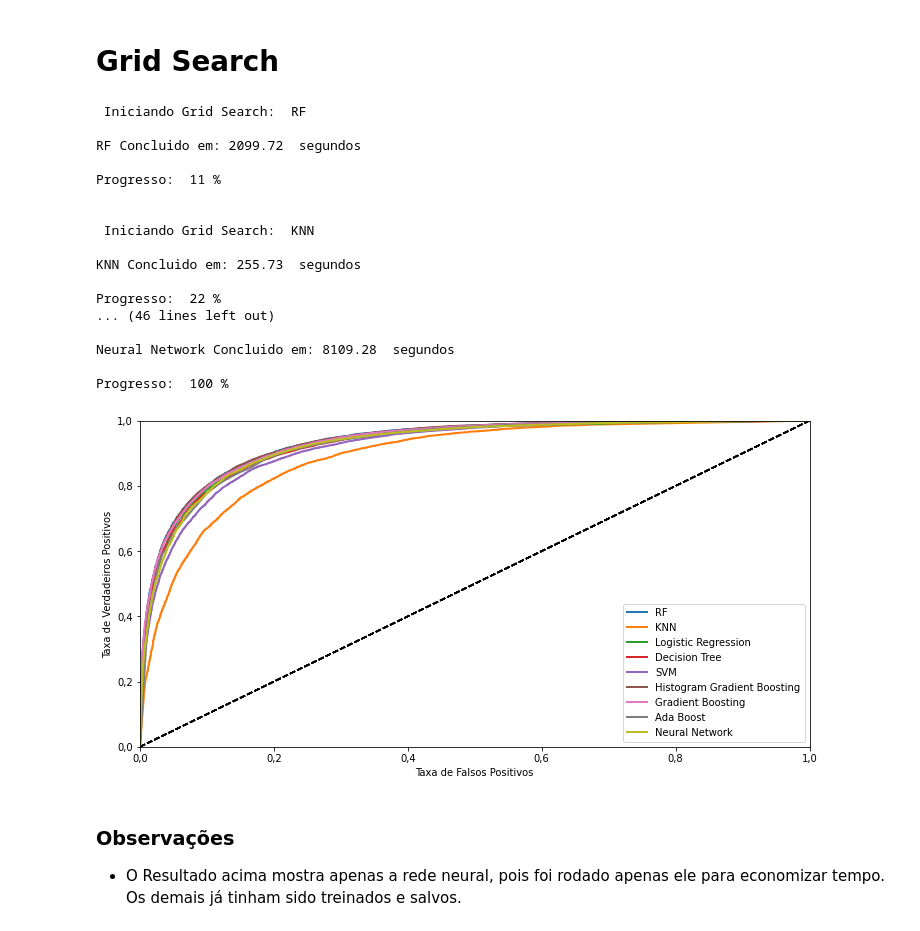
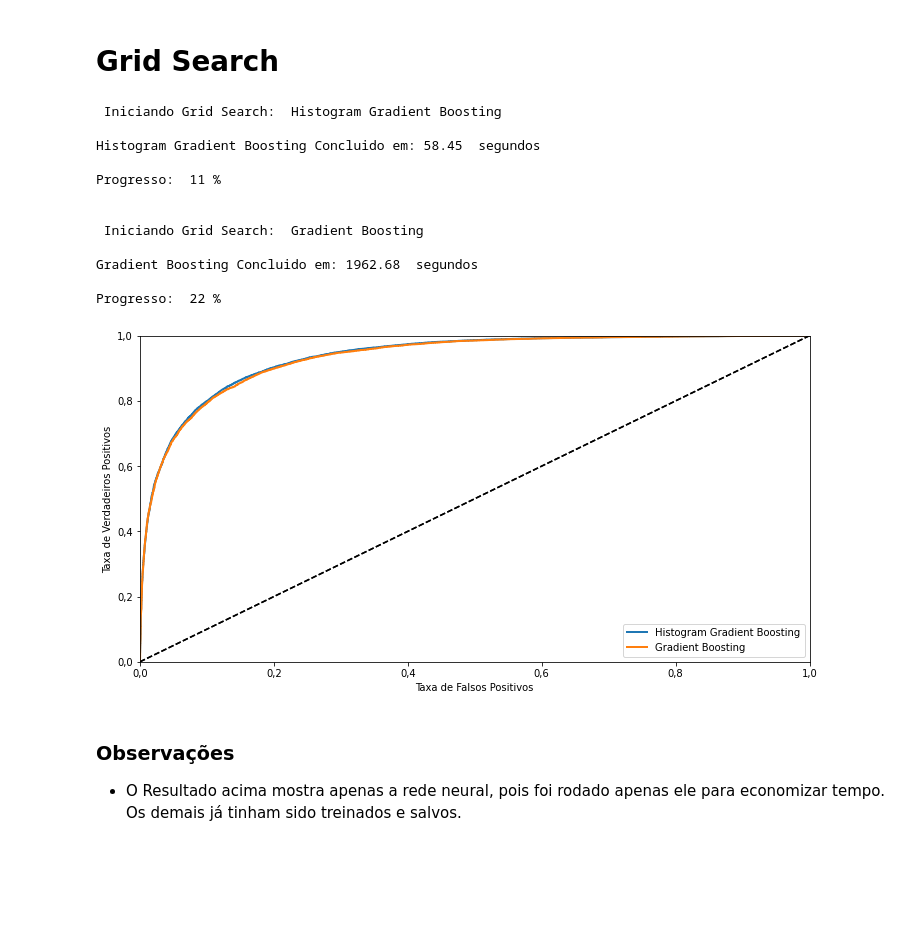
Before and after one commit to mrelero/machine-learning-anatel-database, a Jupyter notebook: Paper2/Model1/Model1.ipynb, the cells around one changed output. Drawn from its saved outputs; the diff is of its cells as text; code cells hidden in the pictures; blank space fills up the shorter version.

```diff
--- a/Paper2/Model1/Model1.ipynb
+++ b/Paper2/Model1/Model1.ipynb
@@ -327,7 +327,7 @@ parameter_space_NN = {
 param_space_ada_boost = {'n_estimators':[1, 5, 10],
                         'learning_rate':[0.1, 1, 2]}
 param_space_gra_boost = {
-              "loss":["deviance","exponential"],
+              "loss":["log_loss","exponential"],
               "max_features":["log2","sqrt"],
               'learning_rate': [0.01,0.05,0.1,1,0.5],
               'max_depth': [3,4,5],
@@ -419,7 +419,7 @@ total = len(Param_Grid)
 desempenho_ml_GRID = pd.DataFrame(columns=['ML','Acc','Precision','Recall', 'F1', 'AUC-Score', 'Tempo'])
 #Param_Grid = { "SVM": param_space_svm}
 #Param_Grid = {"Neural Network": parameter_space_NN}
-
+Param_Grid = {"Histogram Gradient Boosting":param_space_histogram_boost, "Gradient Boosting":param_space_gra_boost}
 for number, i in enumerate(Param_Grid):
     print("\n Iniciando Grid Search: ", i,"\n")
     start = time.time()
@@ -435,43 +435,38 @@ for number, i in enumerate(Param_Grid):
     y_pred = classifiers_GRID_Result[i].predict(X_test)
     end = time.time()
     time_GRID[i] = end - start
     acc = metrics.accuracy_score(y_test, y_pred)
     y_pred_prob = classifiers_GRID_Result[i].predict_proba(X_test)
     y_pred_prob = y_pred_prob[:, 1]
     cm = confusion_matrix(y_test, y_pred)
     pr = precision_score(y_test,y_pred)
     rec = recall_score(y_test,y_pred)
     F1 = f1_score(y_test, y_pred)
     fpr, tpr, threshold = roc_curve(y_test,y_pred_prob)
     plot_roc_curve(fpr,tpr,  i)
     auc = roc_auc_score(y_test,y_pred_prob)
     desempenho_ml_GRID.loc[number] = pd.Series({'ML': i, 'Acc': acc, 'Precision': pr, 'Recall': rec, 'F1': F1, 'AUC-Score': auc, 'Tempo': time_GRID[i]})
 
     params_GRID[i] = classifiers_GRID_Output[i].best_params_
     print(i,"Concluido em:", "%.2f" % time_GRID[i]," segundos \n")
     progress=progress+1
     aux = progress/total
     aux = aux*100
     print("Progresso: ","%.0f" % aux,"% \n")
 # %% [output]
- Iniciando Grid Search:  RF
+ Iniciando Grid Search:  Histogram Gradient Boosting
 
-RF Concluido em: 2099.72  segundos
+Histogram Gradient Boosting Concluido em: 58.45  segundos
 
 Progresso:  11 %
 
 
- Iniciando Grid Search:  KNN
+ Iniciando Grid Search:  Gradient Boosting
 
-KNN Concluido em: 255.73  segundos
+Gradient Boosting Concluido em: 1962.68  segundos
 
 Progresso:  22 %
-... (46 lines left out)
-
-Neural Network Concluido em: 8109.28  segundos
-
-Progresso:  100 %
-[figure, old version]
+[figure, new version]
 # %% [markdown]
 ### Observações
 - O Resultado acima mostra apenas a rede neural, pois foi rodado apenas ele para economizar tempo. Os demais já tinham sido treinados e salvos.
```
Also changed, not shown: parts of 2 cells of this notebook, 5 other files.
